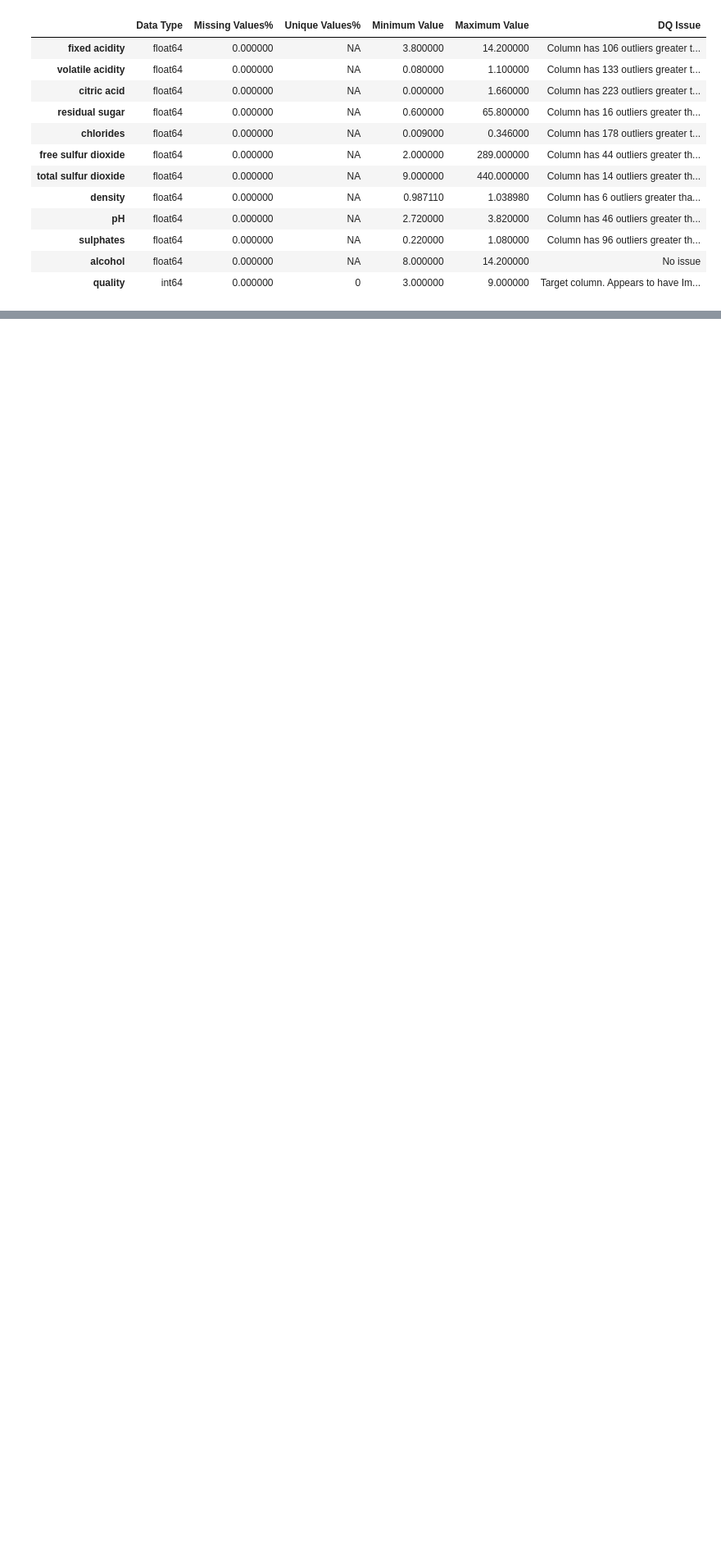
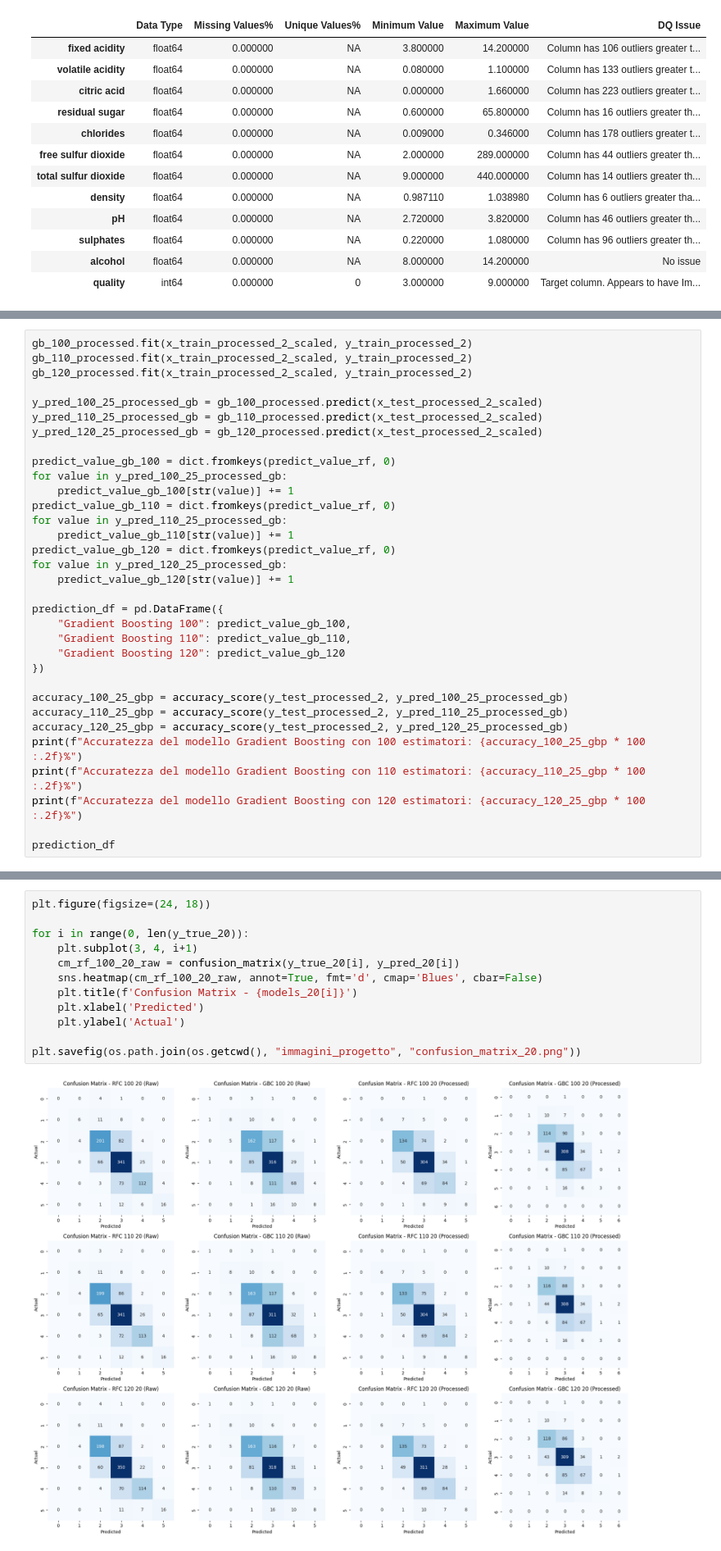
Before and after one commit to Matteo13579/Progetto-Tesi, a Jupyter notebook: progetto2.ipynb, the cells around one changed output, grey strips where cells are left out. Shown at 82% size. Drawn from its saved outputs; the diff is of its cells as text; blank space fills up the shorter version.

```diff
--- a/progetto2.ipynb
+++ b/progetto2.ipynb
@@ -75,0 +1053,33 @@ There are 937 duplicate rows in your dataset
+# %%
+gb_100_processed.fit(x_train_processed_2_scaled, y_train_processed_2)
+gb_110_processed.fit(x_train_processed_2_scaled, y_train_processed_2)
+gb_120_processed.fit(x_train_processed_2_scaled, y_train_processed_2)
+
+y_pred_100_25_processed_gb = gb_100_processed.predict(x_test_processed_2_scaled)
+y_pred_110_25_processed_gb = gb_110_processed.predict(x_test_processed_2_scaled)
+y_pred_120_25_processed_gb = gb_120_processed.predict(x_test_processed_2_scaled)
+
+predict_value_gb_100 = dict.fromkeys(predict_value_rf, 0)
+for value in y_pred_100_25_processed_gb:
+    predict_value_gb_100[str(value)] += 1
+predict_value_gb_110 = dict.fromkeys(predict_value_rf, 0)
+for value in y_pred_110_25_processed_gb:
+    predict_value_gb_110[str(value)] += 1
+predict_value_gb_120 = dict.fromkeys(predict_value_rf, 0)
+for value in y_pred_120_25_processed_gb:
+    predict_value_gb_120[str(value)] += 1
+
+prediction_df = pd.DataFrame({
+    "Gradient Boosting 100": predict_value_gb_100,
+    "Gradient Boosting 110": predict_value_gb_110,
+    "Gradient Boosting 120": predict_value_gb_120
+})
+
+accuracy_100_25_gbp = accuracy_score(y_test_processed_2, y_pred_100_25_processed_gb)
+accuracy_110_25_gbp = accuracy_score(y_test_processed_2, y_pred_110_25_processed_gb)
+accuracy_120_25_gbp = accuracy_score(y_test_processed_2, y_pred_120_25_processed_gb)
+print(f"Accuratezza del modello Gradient Boosting con 100 estimatori: {accuracy_100_25_gbp * 100 :.2f}%")
+print(f"Accuratezza del modello Gradient Boosting con 110 estimatori: {accuracy_110_25_gbp * 100 :.2f}%")
+print(f"Accuratezza del modello Gradient Boosting con 120 estimatori: {accuracy_120_25_gbp * 100 :.2f}%")
+
+prediction_df
@@ -75,0 +1250,14 @@ There are 937 duplicate rows in your dataset
+# %%
+plt.figure(figsize=(24, 18))
+
+for i in range(0, len(y_true_20)):
+    plt.subplot(3, 4, i+1)
+    cm_rf_100_20_raw = confusion_matrix(y_true_20[i], y_pred_20[i])
+    sns.heatmap(cm_rf_100_20_raw, annot=True, fmt='d', cmap='Blues', cbar=False)
+    plt.title(f'Confusion Matrix - {models_20[i]}')
+    plt.xlabel('Predicted')
+    plt.ylabel('Actual')
+
+plt.savefig(os.path.join(os.getcwd(), "immagini_progetto", "confusion_matrix_20.png"))
+# %% [output]
+[figure, added]
```
Also changed, not shown: parts of 66 cells of this notebook.
